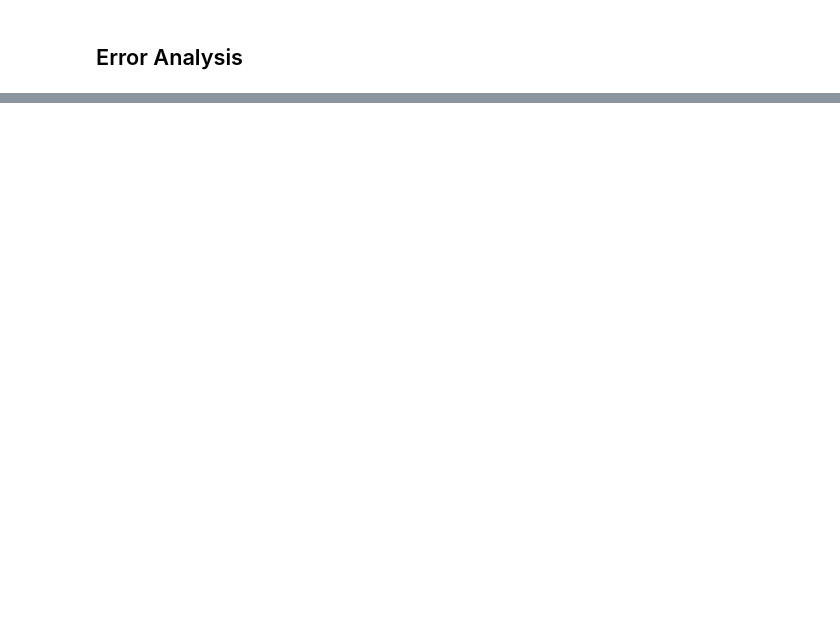
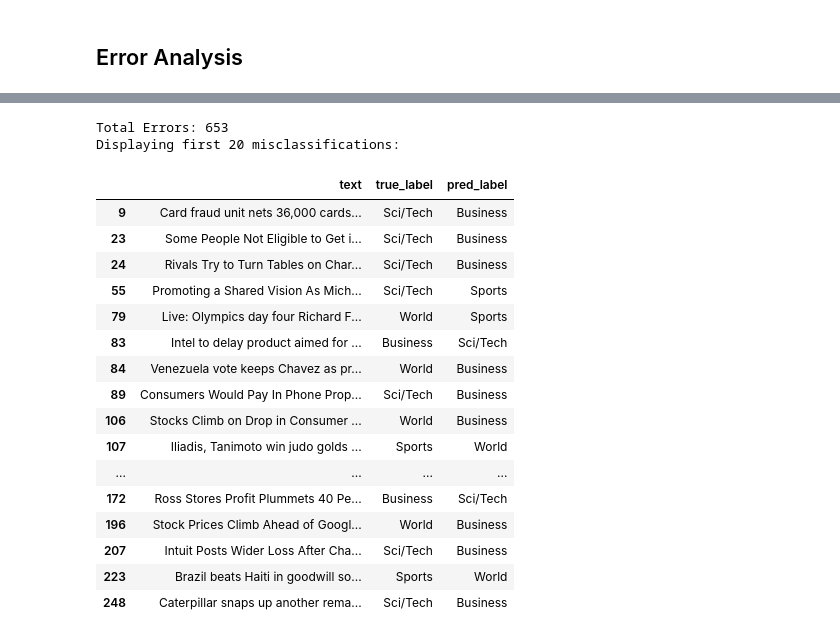
Before and after one commit to ThisIsPiclasso/nlp_assignment_2, a Jupyter notebook: neural_model_comparison_assignment_2.ipynb, the cells around one changed output, grey strips where cells are left out. Drawn from its saved outputs; the diff is of its cells as text; code cells hidden in the pictures; blank space fills up the shorter version.

```diff
--- a/neural_model_comparison_assignment_2.ipynb
+++ b/neural_model_comparison_assignment_2.ipynb
@@ -14,0 +35,8 @@ from sklearn.metrics import classification_report, confusion_matrix, ConfusionMa
+# %%
+if torch.cuda.is_available():
+    print(f"Using GPU: {torch.cuda.get_device_name(0)}")
+    device = torch.device("cuda")
+else:
+    print("Using CPU")
+    device = torch.device("cpu")
+device
@@ -251,0 +569,53 @@ for idx in indices:
+# %%
+texts = [item["text"] for item in test_ds_hf]
+
+y_true = ablation_cnn_test["y_true"]
+y_pred = ablation_cnn_test["y_pred"]
+
+true_labels = [target_names[i] for i in y_true]
+pred_labels = [target_names[i] for i in y_pred]
+
+min_len = min(len(test_ds_hf), len(y_true), len(y_pred))
+texts = [item["text"] for item in test_ds_hf[:min_len]]
+y_true = y_true[:min_len]
+y_pred = y_pred[:min_len]
+
+# Map numeric labels to names
+true_labels = [target_names[i] for i in y_true]
+pred_labels = [target_names[i] for i in y_pred]
+
+# Create DataFrame
+df_predictions = pd.DataFrame({
+    "text": texts,
+    "true_label": true_labels,
+    "pred_label": pred_labels
+})
+
+# Filter misclassifications
+errors = df_predictions[df_predictions["true_label"] != df_predictions["pred_label"]]
+
+print(f"Total Errors: {len(errors)}")
+print("Displaying first 20 misclassifications:")
+
+pd.set_option("display.max_colwidth", 150)
+display(errors.head(20))
+# %% [output]
+Total Errors: 653
+Displaying first 20 misclassifications:
+|  | text | true_label | pred_label |
+| 9 | Card fraud unit nets 36,000 cards... | Sci/Tech | Business |
+| 23 | Some People Not Eligible to Get i... | Sci/Tech | Business |
+| 24 | Rivals Try to Turn Tables on Char... | Sci/Tech | Business |
+| 55 | Promoting a Shared Vision As Mich... | Sci/Tech | Sports |
+| 79 | Live: Olympics day four Richard F... | World | Sports |
+| 83 | Intel to delay product aimed for ... | Business | Sci/Tech |
+| 84 | Venezuela vote keeps Chavez as pr... | World | Business |
+| 89 | Consumers Would Pay In Phone Prop... | Sci/Tech | Business |
+| 106 | Stocks Climb on Drop in Consumer ... | World | Business |
+| 107 | Iliadis, Tanimoto win judo golds ... | Sports | World |
+| ... | ... | ... | ... |
+| 172 | Ross Stores Profit Plummets 40 Pe... | Business | Sci/Tech |
+| 196 | Stock Prices Climb Ahead of Googl... | World | Business |
+| 207 | Intuit Posts Wider Loss After Cha... | Sci/Tech | Business |
+| 223 | Brazil beats Haiti in goodwill so... | Sports | World |
+| 248 | Caterpillar snaps up another rema... | Sci/Tech | Business |
```
Also changed, not shown: parts of 34 cells of this notebook, 1 other file.
